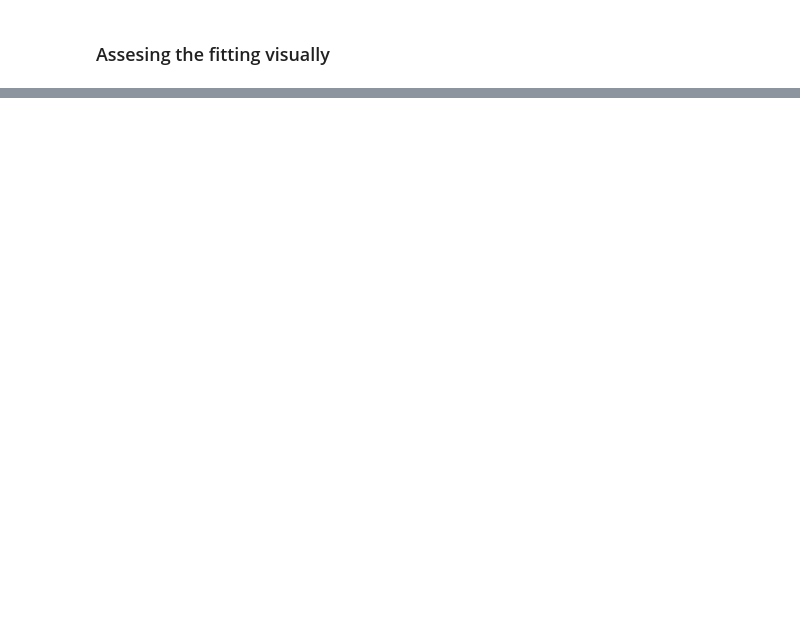
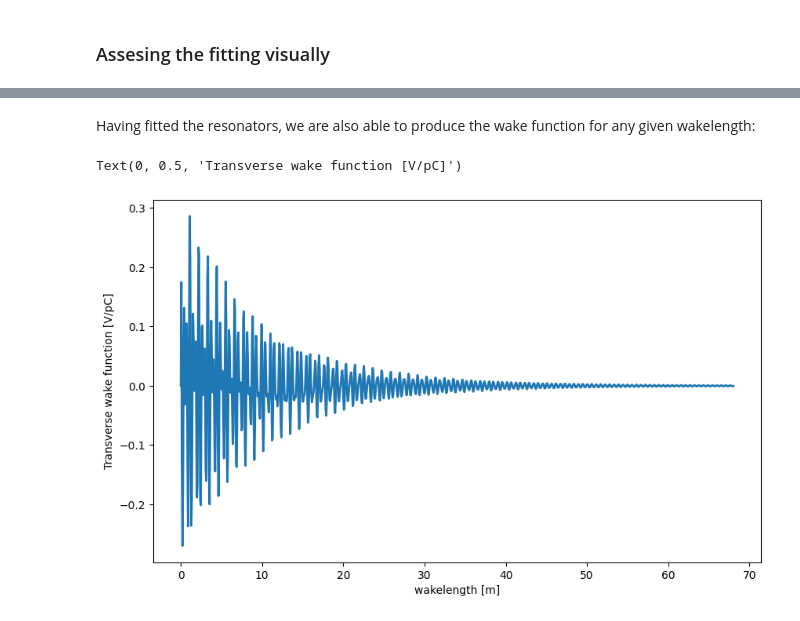
Before and after one commit to SebastienJoly/IDDEFIX, a Jupyter notebook: examples/002_extrapolation_sim_data.ipynb, the cells around one changed output, grey strips where cells are left out. Cells and saved outputs as stored; diff of their text form; code cells hidden in the pictures; blank space fills up the shorter version.

```diff
--- a/examples/002_extrapolation_sim_data.ipynb
+++ b/examples/002_extrapolation_sim_data.ipynb
@@ -212,0 +218,15 @@ plt.legend()
+# %% [markdown]
+Having fitted the resonators, we are also able to produce the wake function for any given wakelength:
+# %%
+plt.figure(figsize=(10, 6))
+
+timeframe = np.linspace(0, 68, 1000)/c
+
+wake_function = iddefix.Wakes.n_Resonator_longitudinal_wake(timeframe, dict(enumerate(DE_model_pd.minimizationParameters.reshape(-1, 3))))/1e12
+
+plt.plot(timeframe*c, wake_function,  lw=2, label='DE - Res. fitting')
+plt.xlabel('wakelength [m]')
+plt.ylabel('Transverse wake function [V/pC]')
+# %% [output]
+Text(0, 0.5, 'Transverse wake function [V/pC]')
+[figure, added]
```
Also changed, not shown: parts of 8 cells of this notebook, 2 other files.
